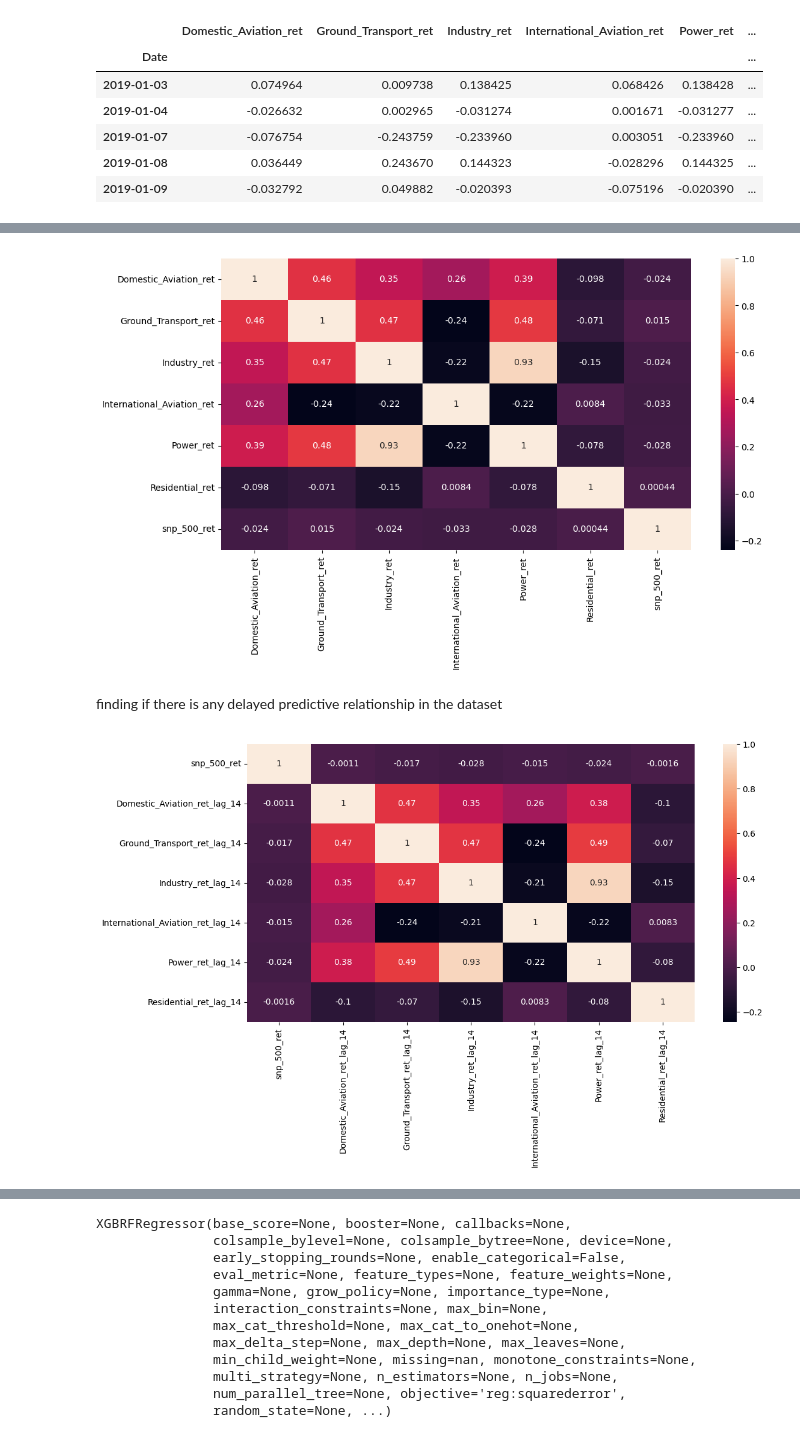
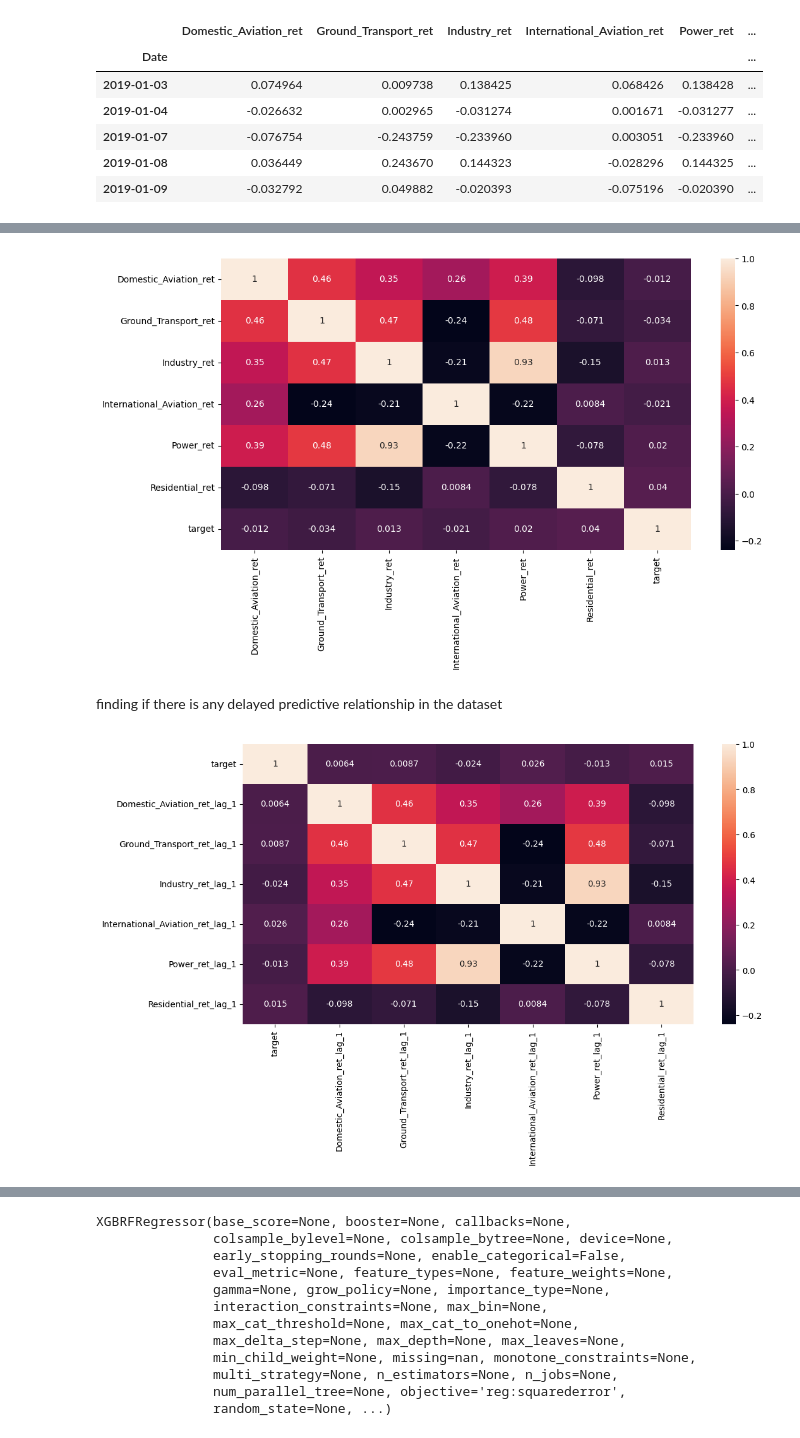
Before and after one commit to Saurav21/US-Sectoral-CO2-Emissions-and-S-P-500-Dataset, a Jupyter notebook: carbon_snp_500.ipynb, the cells around one changed output, grey strips where cells are left out. Saved outputs shown, nothing was run; the diff lists cells and outputs as text; code cells hidden in the pictures.

```diff
--- a/carbon_snp_500.ipynb
+++ b/carbon_snp_500.ipynb
@@ -70,3 +70,8 @@ df.head()
 | 2019-01-07 | -0.076754 | -0.243759 | -0.233960 | 0.003051 | -0.233960 | ... |
 | 2019-01-08 | 0.036449 | 0.243670 | 0.144323 | -0.028296 | 0.144325 | ... |
 | 2019-01-09 | -0.032792 | 0.049882 | -0.020393 | -0.075196 | -0.020390 | ... |
+# %%
+df["target"] = df["snp_500_ret"].shift(-1)
+df.drop(columns=["snp_500_ret"], inplace = True)
+df.dropna(inplace= True)
+df.head()
@@ -75,19 +88,19 @@ plt.figure(figsize=(12,6))
 sns.heatmap(df.corr(), annot = True)
 plt.show()
 # %% [output]
-[figure, old version]
+[figure, new version]
 # %% [markdown]
 finding if there is any delayed predictive relationship in the dataset
 # %%
-lag= 14
+lag= 1
 df_lag = df.copy()
 for col in df_lag.columns:
-  if col != "snp_500_ret":
+  if col != "target":
     df_lag[f"{col}_lag_{lag}"] = df_lag[col].shift(lag)
     df_lag.drop(columns=[col], inplace = True)
 df_lag.dropna(inplace = True)
 plt.figure(figsize=(12,6))
 sns.heatmap(df_lag.corr(), annot = True)
 plt.show()
 # %% [output]
-[figure, old version]
+[figure, new version]
```
Also changed, not shown: parts of 6 cells of this notebook.
